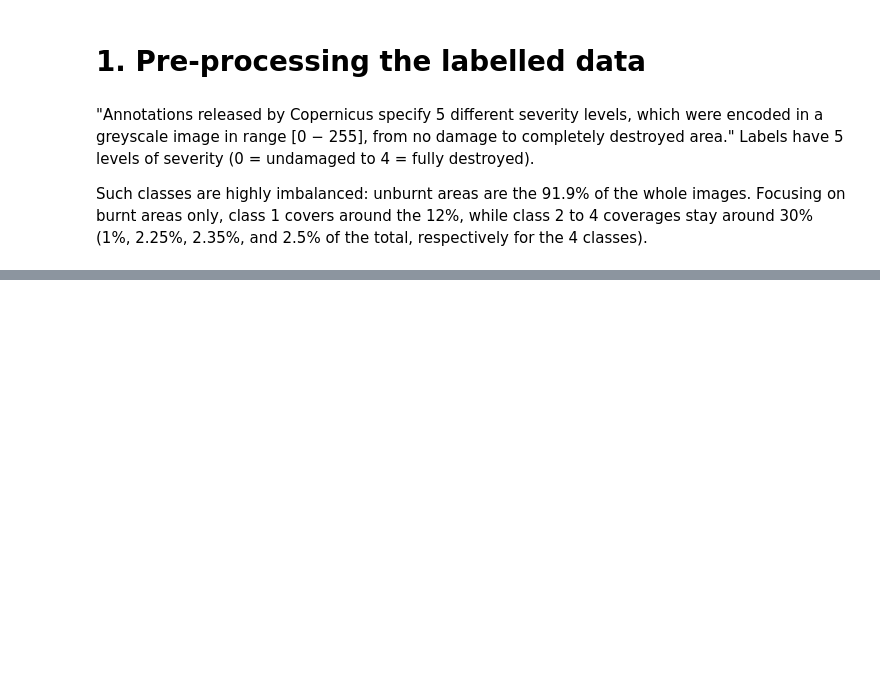
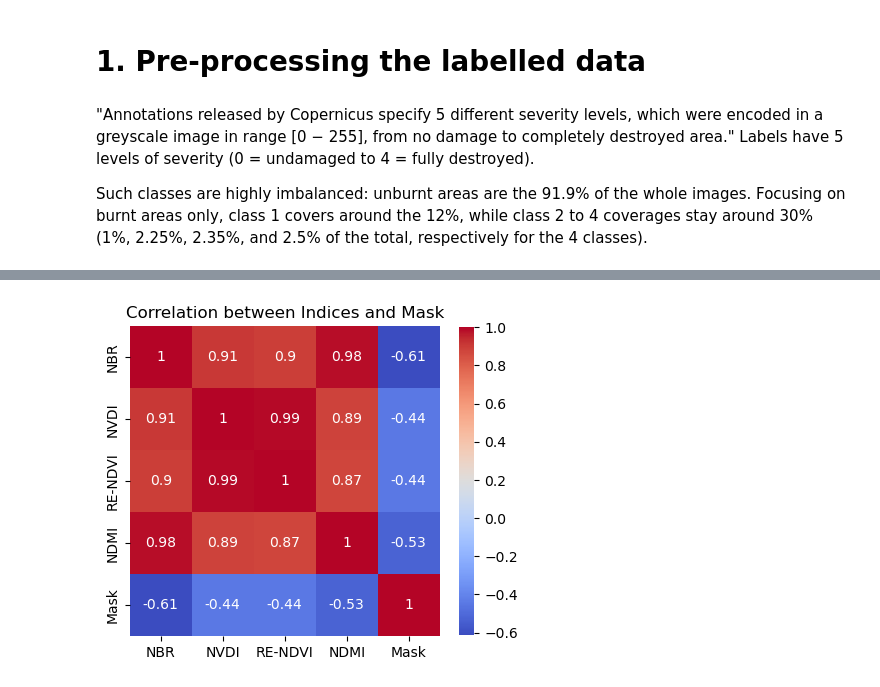
Before and after one commit to pablo-fdz/DL_improc_final_project, a Jupyter notebook: 2_eda.ipynb, the cells around one changed output, grey strips where cells are left out. Cells and saved outputs as stored; diff of their text form; code cells hidden in the pictures; blank space fills up the shorter version.

```diff
--- a/2_eda.ipynb
+++ b/2_eda.ipynb
@@ -55,0 +257,4 @@ Such classes are highly imbalanced: unburnt areas are the 91.9% of the whole ima
+# %%
+train_visualizer.visualize_correlations()
+# %% [output]
+[figure, added]
```
Also changed, not shown: parts of 17 cells of this notebook.
